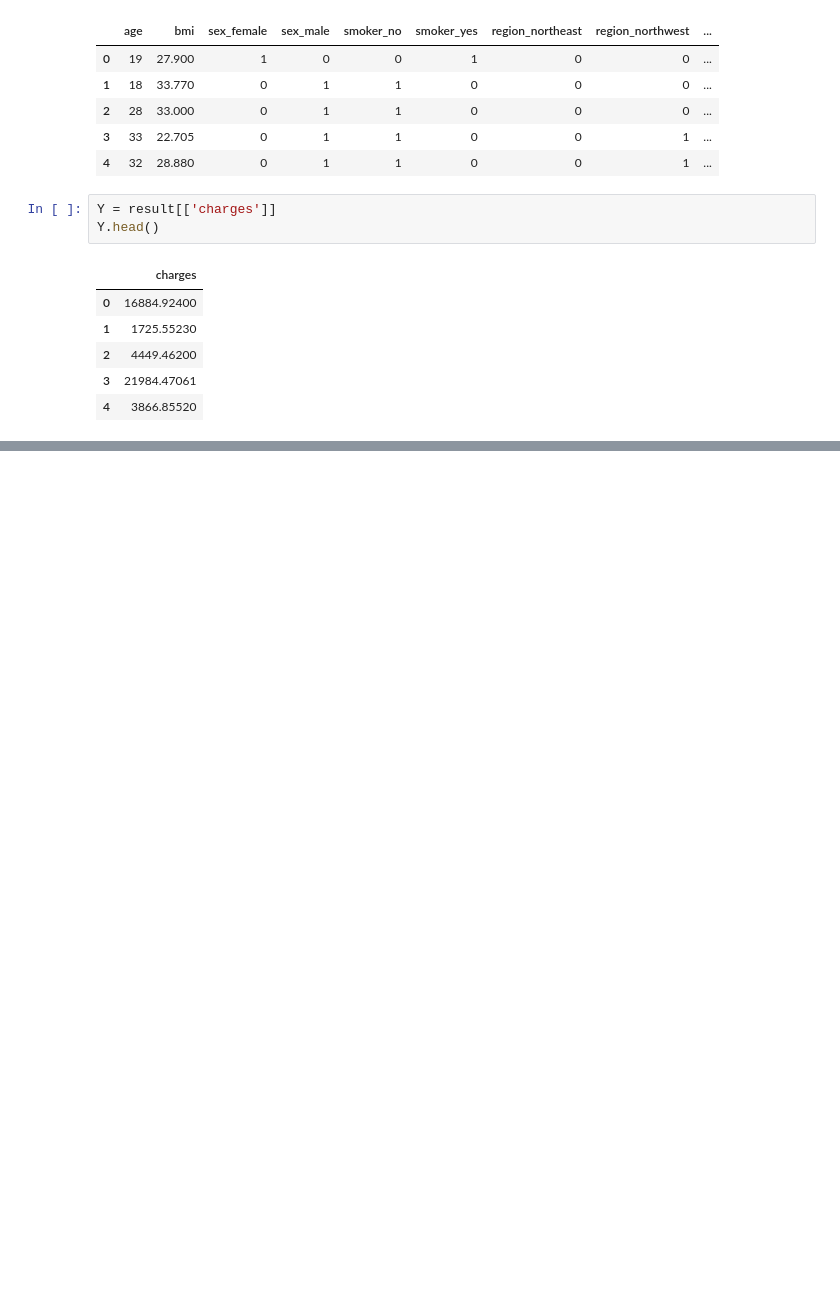
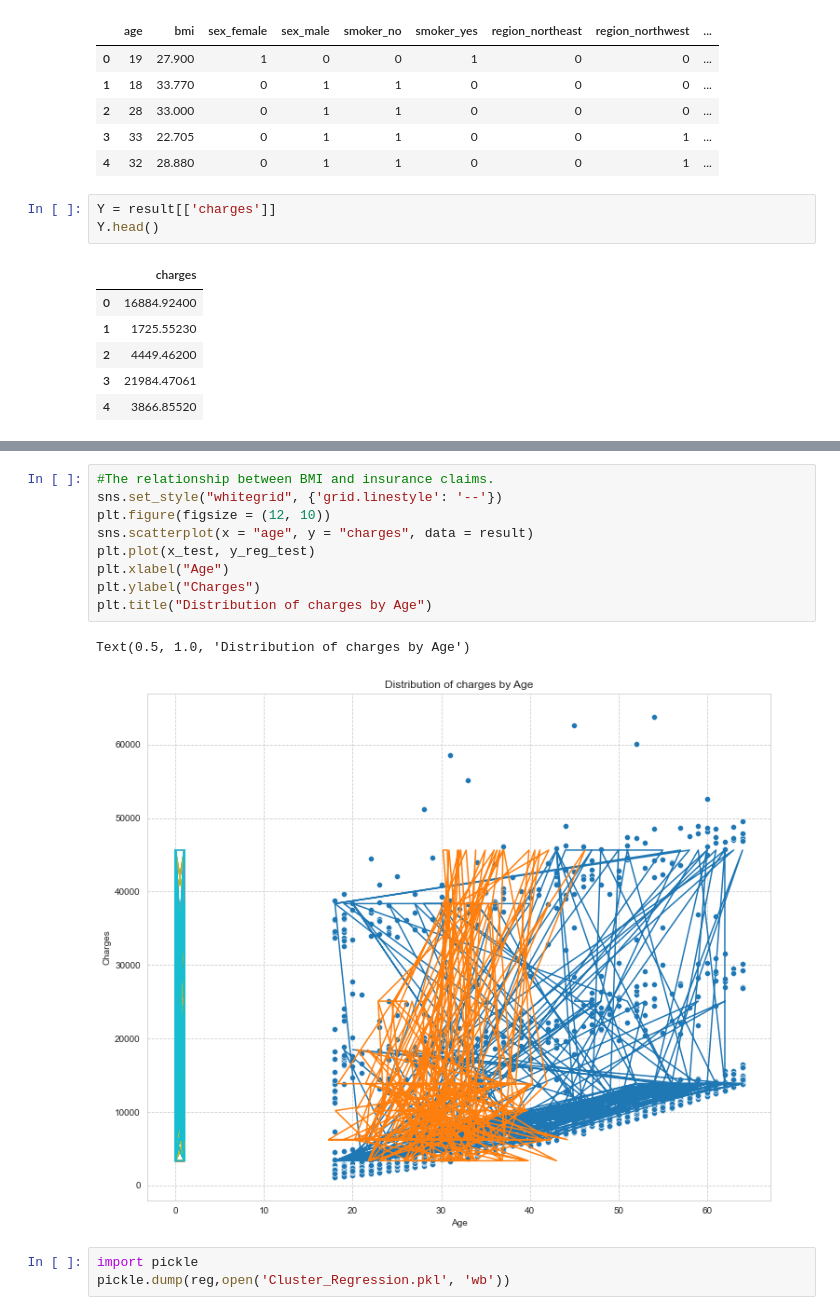
Before and after one commit to Sun-Chirawat/Senior-Project-CS, a Jupyter notebook: Clustering Modelling.ipynb, the cells around one changed output, grey strips where cells are left out. Cells and saved outputs as stored; diff of their text form; blank space fills up the shorter version.

```diff
--- a/Clustering Modelling.ipynb
+++ b/Clustering Modelling.ipynb
@@ -1221,0 +1302,15 @@ Y.head()
+# %%
+#The relationship between BMI and insurance claims.
+sns.set_style("whitegrid", {'grid.linestyle': '--'})
+plt.figure(figsize = (12, 10))
+sns.scatterplot(x = "age", y = "charges", data = result)
+plt.plot(x_test, y_reg_test)
+plt.xlabel("Age")
+plt.ylabel("Charges")
+plt.title("Distribution of charges by Age")
+# %% [output]
+Text(0.5, 1.0, 'Distribution of charges by Age')
+[figure, added]
+# %%
+import pickle
+pickle.dump(reg,open('Cluster_Regression.pkl', 'wb'))
```
Also changed, not shown: parts of 11 cells of this notebook.
